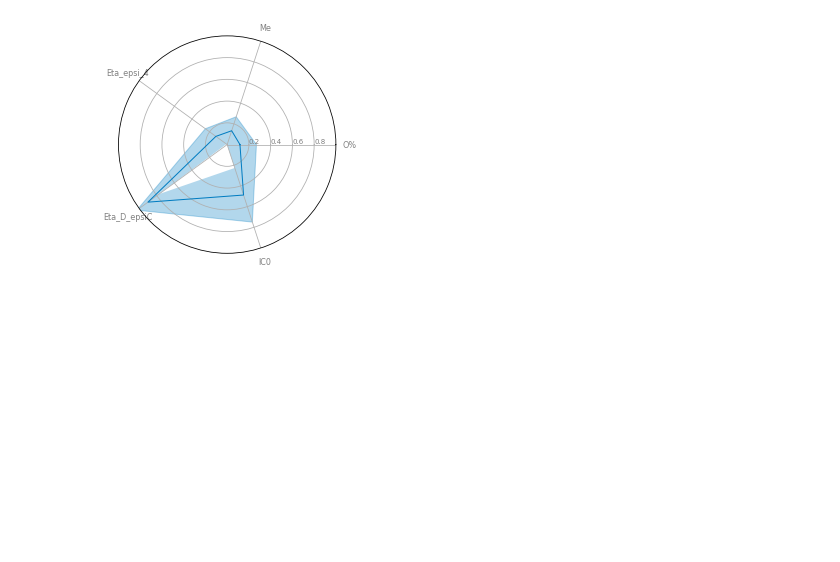
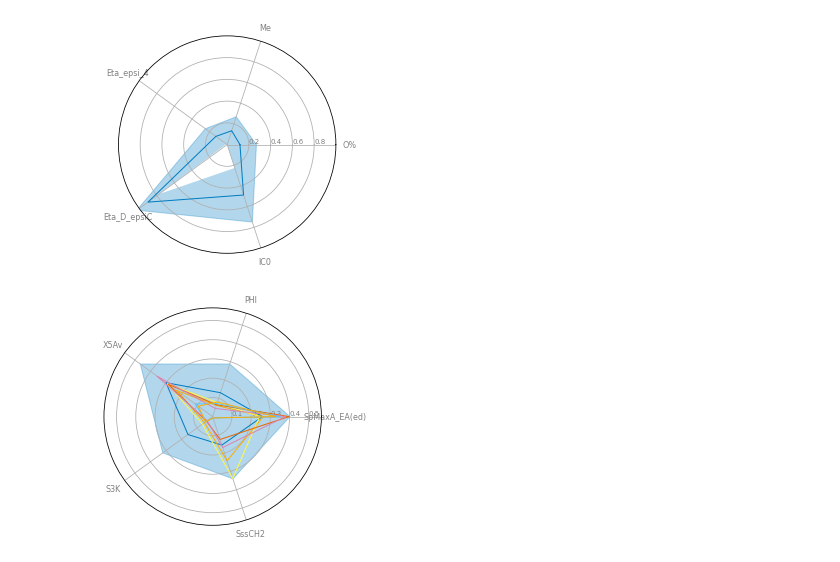
Before and after one commit to ECRL/publication_procedures, a Jupyter notebook: asme2020/radar_plots.ipynb, the cells around one changed output. Drawn from its saved outputs; the diff is of its cells as text; code cells hidden in the pictures; blank space fills up the shorter version.

```diff
--- a/asme2020/radar_plots.ipynb
+++ b/asme2020/radar_plots.ipynb
@@ -137,3 +139,28 @@ create_plot(desc_cp, ['VE2sign_Dz(i)', 'GATS2e', 'VE2sign_Dz(m)', 'VE2sign_Dz(e)
 create_plot(desc_lhv, ['O%', 'Me', 'Eta_epsi_4', 'Eta_D_epsiC', 'IC0'])
 # %% [output]
 [figure]
+# %%
+from csv import DictReader
+
+with open('mols_to_predict.csv', 'r') as csv_file:
+    reader = DictReader(csv_file)
+    rows = [r for r in reader]
+csv_file.close()
+
+smiles_new = [r['SMILES'] for r in rows]
+# %%
+desc_cn_new = [smiles_to_descriptors(smi, ['SpMaxA_EA(ed)', 'PHI', 'X5Av', 'S3K', 'SssCH2'], False) for smi in smiles_new]
+desc_ysi_new = [smiles_to_descriptors(smi, ['SM6_B(p)', 'SpMax1_Bh(p)', 'piPC05', 'piID', 'piPC04'], False) for smi in smiles_new]
+desc_kv_new = [smiles_to_descriptors(smi, ['SsOH', 'Psi_i_t', 'SpPos_B(s)', 'VE1sign_Dz(p)', 'SpAD_B(s)'], False) for smi in smiles_new]
+desc_cp_new = [smiles_to_descriptors(smi, ['VE2sign_Dz(i)', 'GATS2e', 'VE2sign_Dz(m)', 'VE2sign_Dz(e)', 'VE2sign_Dz(Z)'], False) for smi in smiles_new]
+desc_lhv_new = [smiles_to_descriptors(smi, ['O%', 'Me', 'Eta_epsi_4', 'Eta_D_epsiC', 'IC0'], False) for smi in smiles_new]
+# %%
+create_plot(desc_cn, ['SpMaxA_EA(ed)', 'PHI', 'X5Av', 'S3K', 'SssCH2'], desc_cn_new, [
+    (230/235, 159/235, 0/235),
+    (235/235, 228/235, 66/235),
+    (213/235, 94/235, 0/235),
+    (204/235, 121/235, 167/235),
+    (86/235, 180/235, 233/235)
+])
+# %% [output]
+[figure, added]
```
Also changed, not shown: parts of 6 cells of this notebook, 2 other files.
